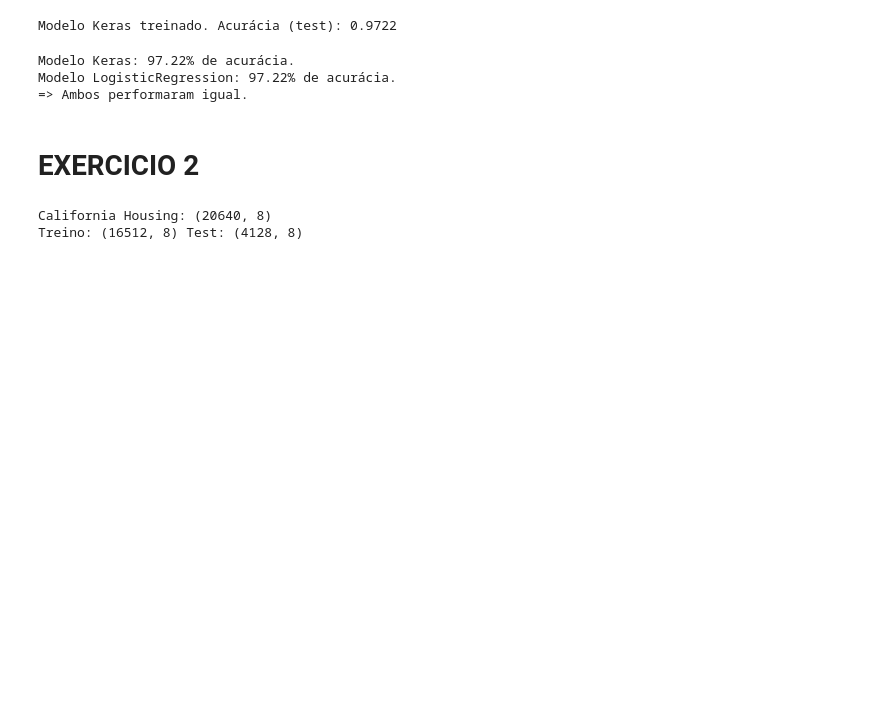
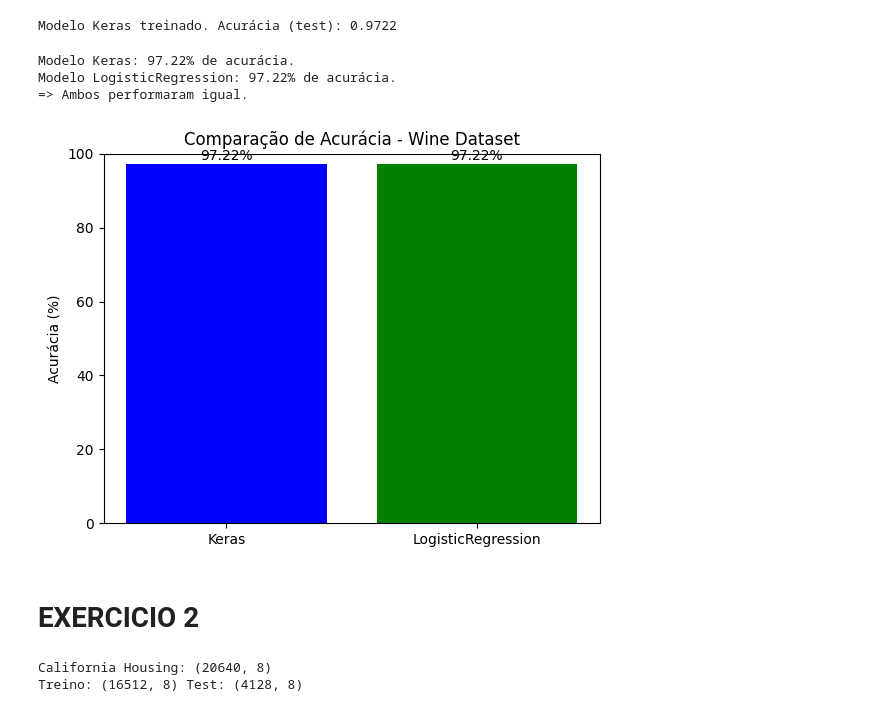
Before and after one commit to caiohc28/cp5-ia, a Jupyter notebook: Cp5_IA.ipynb, the cells around one changed output. Saved outputs shown, nothing was run; the diff lists cells and outputs as text; code cells hidden in the pictures; blank space fills up the shorter version.

```diff
--- a/Cp5_IA.ipynb
+++ b/Cp5_IA.ipynb
@@ -97,6 +93,19 @@ else:
 Modelo Keras: 97.22% de acurácia.
 Modelo LogisticRegression: 97.22% de acurácia.
 => Ambos performaram igual.
+# %%
+modelos = ['Keras', 'LogisticRegression']
+acuracia = [97.22, 97.22]
+
+plt.bar(modelos, acuracia, color=['blue', 'green'])
+plt.ylim(0, 100)
+plt.ylabel('Acurácia (%)')
+plt.title('Comparação de Acurácia - Wine Dataset')
+for i, v in enumerate(acuracia):
+    plt.text(i, v + 1, f"{v}%", ha='center')
+plt.show()
+# %% [output]
+[figure, added]
 # %% [markdown]
 # **EXERCICIO 2**
 # %%
```
Also changed, not shown: parts of 8 cells of this notebook.
